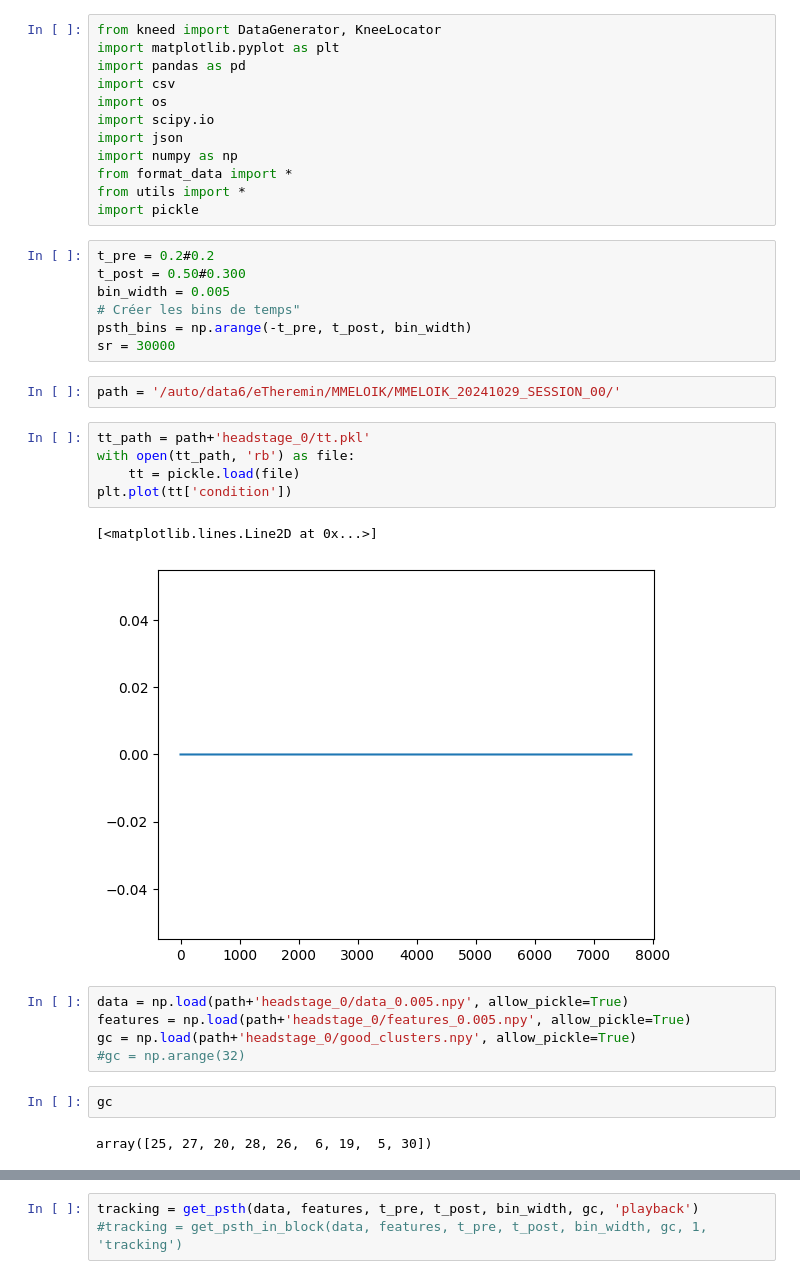
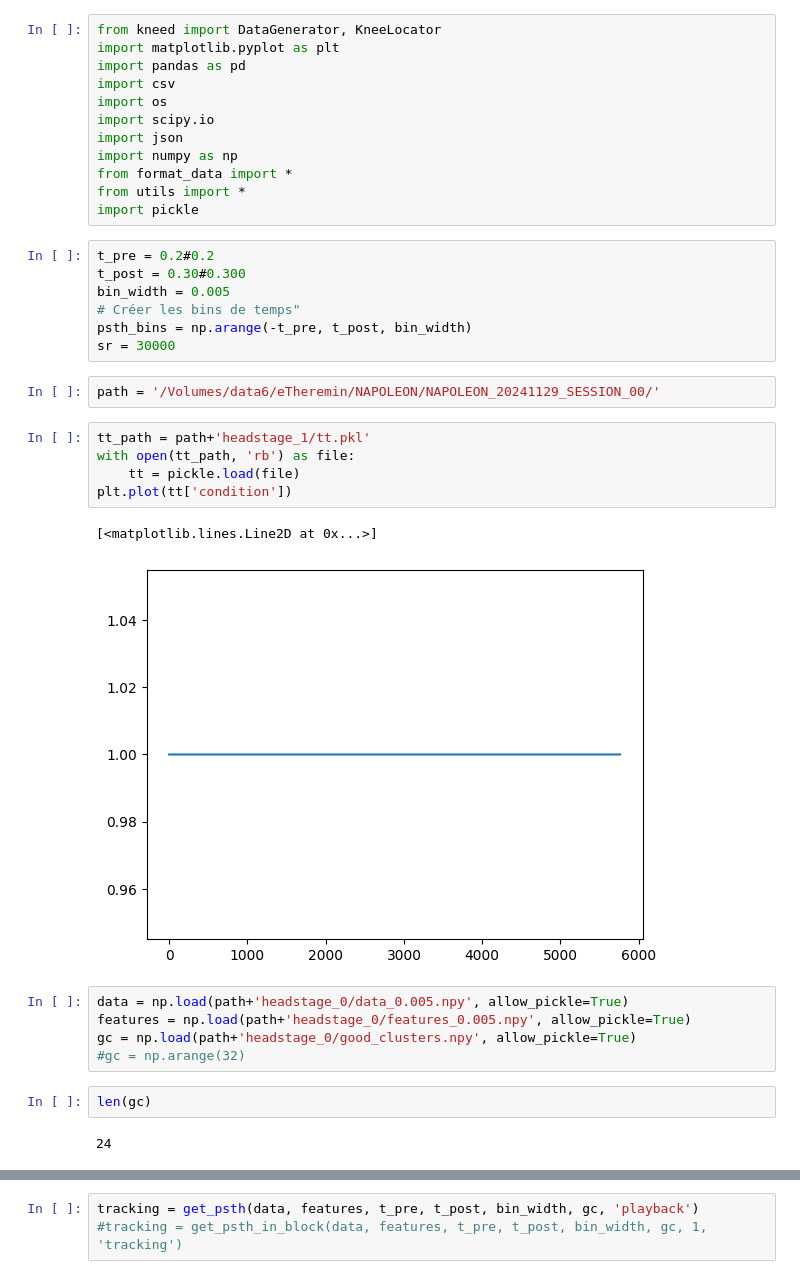
Before and after one commit to felicielevinton/analysebingobike, a Jupyter notebook: playback_only.ipynb, the cells around one changed output, grey strips where cells are left out. Saved outputs shown, nothing was run; the diff lists cells and outputs as text.

```diff
--- a/playback_only.ipynb
+++ b/playback_only.ipynb
@@ -12,30 +12,30 @@ from utils import *
 import pickle
 # %%
 t_pre = 0.2#0.2
-t_post = 0.50#0.300
+t_post = 0.30#0.300
 bin_width = 0.005
 # Créer les bins de temps"
 psth_bins = np.arange(-t_pre, t_post, bin_width)
 sr = 30000
 # %%
-path = '/auto/data6/eTheremin/MMELOIK/MMELOIK_20241029_SESSION_00/'
+path = '/Volumes/data6/eTheremin/NAPOLEON/NAPOLEON_20241129_SESSION_00/'
 # %%
-tt_path = path+'headstage_0/tt.pkl'
+tt_path = path+'headstage_1/tt.pkl'
 with open(tt_path, 'rb') as file:
     tt = pickle.load(file)
 plt.plot(tt['condition'])
 # %% [output]
 [<matplotlib.lines.Line2D at 0x...>]
-[figure, old version]
+[figure, new version]
 # %%
 data = np.load(path+'headstage_0/data_0.005.npy', allow_pickle=True)
 features = np.load(path+'headstage_0/features_0.005.npy', allow_pickle=True)
 gc = np.load(path+'headstage_0/good_clusters.npy', allow_pickle=True)
 #gc = np.arange(32)
-# %%
-gc
-# %% [output]
-array([25, 27, 20, 28, 26,  6, 19,  5, 30])
+# %%
+len(gc)
+# %% [output]
+24
 # %%
 features
 # %% [output]
```
Also changed, not shown: parts of 5 cells of this notebook, 7 other files.
